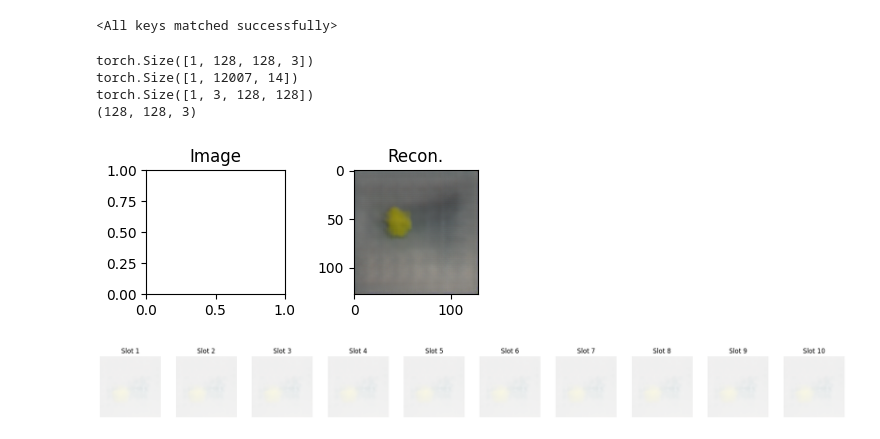
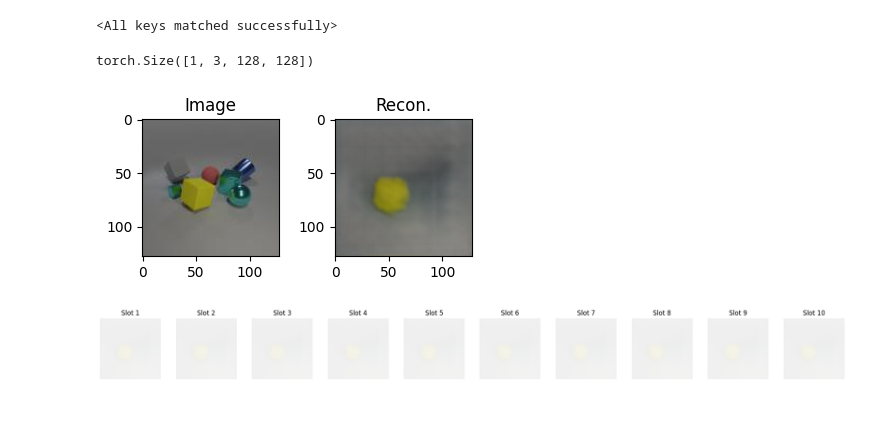
Before and after one commit to 00LukeSkyworker00/slot-attention-pytorch, a Jupyter notebook: eval.ipynb, the cells around one changed output. Saved outputs shown, nothing was run; the diff lists cells and outputs as text; code cells hidden in the pictures; blank space fills up the shorter version.

```diff
--- a/eval.ipynb
+++ b/eval.ipynb
@@ -12,7 +12,7 @@ resolution = (128, 128)
 frame = 10
 
 val_dir = '/home/skyworker/result/4DGS_SlotAttention/shape_of_motion/'
-val_seq = 'movi_a_0003_anoMask'
+val_seq = 'movi_a_0004_anoMask'
 ckpt_dir='/home/skyworker/result/4DGS_SlotAttention/slot_4dgs'
 ckpt_seq = 'movi_a_0004_anoMask'
 # %%
@@ -42,32 +42,29 @@ recon_combined = recon_combined.cpu().detach().numpy()
 recons = recons.cpu().detach().numpy()
 masks = masks.cpu().detach().numpy()
 # %% [output]
-torch.Size([1, 128, 128, 3])
-torch.Size([1, 12007, 14])
 torch.Size([1, 3, 128, 128])
-(128, 128, 3)
 # %%
 import matplotlib.pyplot as plt
 from PIL import Image as Image, ImageEnhance
 fig, ax = plt.subplots(1, 2, figsize=(4, 2))
 # image = image.squeeze(0)
 # image = image.permute(1,2,0).cpu().numpy()
 # recon_combined = recon_combined.permute(1,2,0)
 # plt.imshow(image, cmap='gray')
-# ax[0].imshow(image)
+ax[0].imshow(image)
 ax[0].set_title('Image')
 ax[1].imshow(recon_combined)
 ax[1].set_title('Recon.')
 # for i in range(7):
 #   picture = recons[i] * masks[i] + (1 - masks[i])
 #   ax[i + 2].imshow(picture)
 #   ax[i + 2].set_title('Slot %s' % str(i + 1))
 # for i in range(len(ax)):
 #   ax[i].grid(False)
 #   ax[i].axis('off')
 plt.tight_layout()
 # %% [output]
-[figure, old version]
+[figure, new version]
 # %%
 fig, ax = plt.subplots(1, num_slots, figsize=(20, 2))
 for i in range(num_slots):
```
Also changed, not shown: 1 other file.
